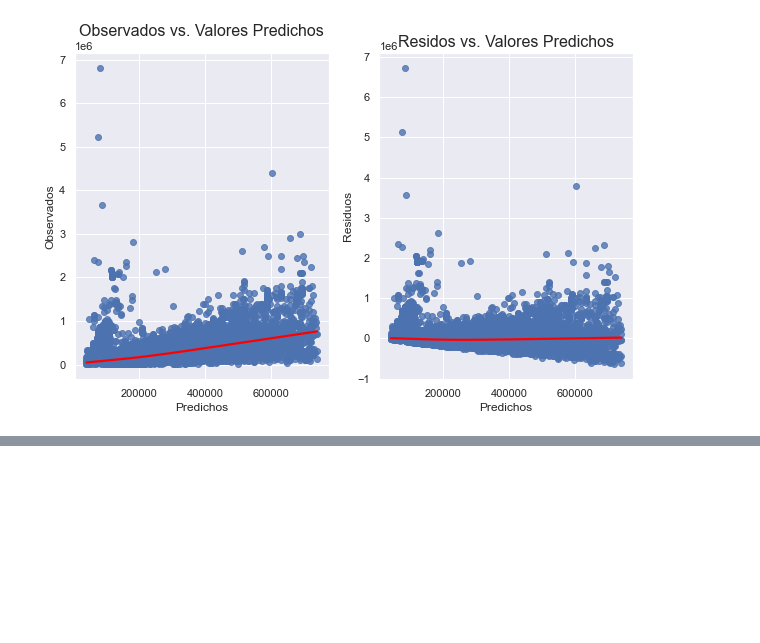
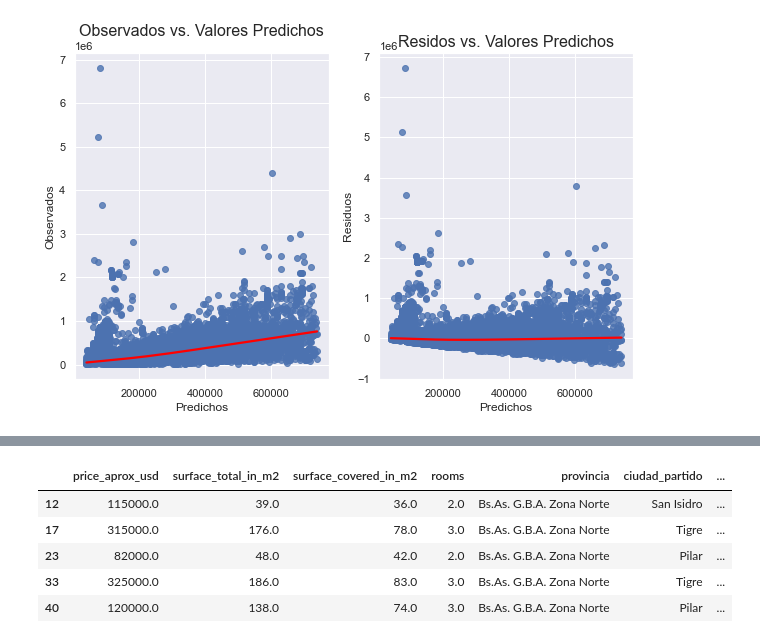
Before and after one commit to adilelle1/properati, a Jupyter notebook: tp2_properati.ipynb, the cells around one changed output, grey strips where cells are left out. Saved outputs shown, nothing was run; the diff lists cells and outputs as text; code cells hidden in the pictures; blank space fills up the shorter version.

```diff
--- a/tp2_properati.ipynb
+++ b/tp2_properati.ipynb
@@ -696,0 +700,11 @@ linearity_test(model, y)
+# %%
+zn_apt.drop(columns=['property_type', 'place_name', 'lat', 'lon','description', 'title','expenses'], inplace=True)
+# %%
+zn_apt.head()
+# %% [output]
+|  | price_aprox_usd | surface_total_in_m2 | surface_covered_in_m2 | rooms | provincia | ciudad_partido | ... |
+| 12 | 115000.0 | 39.0 | 36.0 | 2.0 | Bs.As. G.B.A. Zona Norte | San Isidro | ... |
+| 17 | 315000.0 | 176.0 | 78.0 | 3.0 | Bs.As. G.B.A. Zona Norte | Tigre | ... |
+| 23 | 82000.0 | 48.0 | 42.0 | 2.0 | Bs.As. G.B.A. Zona Norte | Pilar | ... |
+| 33 | 325000.0 | 186.0 | 83.0 | 3.0 | Bs.As. G.B.A. Zona Norte | Tigre | ... |
+| 40 | 120000.0 | 138.0 | 74.0 | 3.0 | Bs.As. G.B.A. Zona Norte | Pilar | ... |
```
Also changed, not shown: parts of 36 cells of this notebook.
